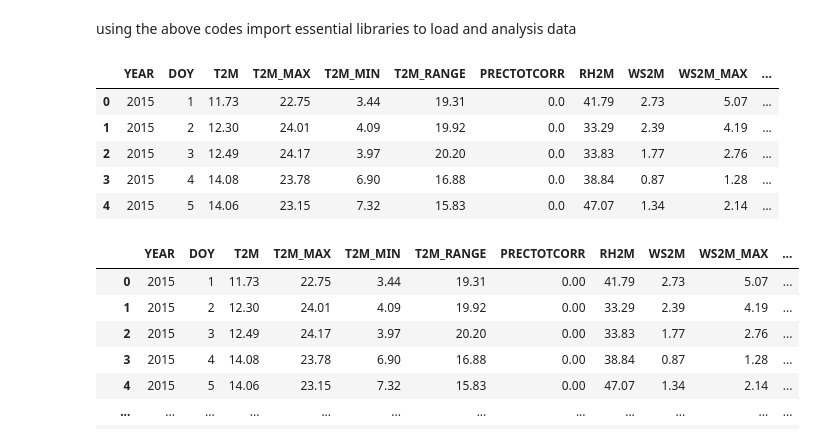
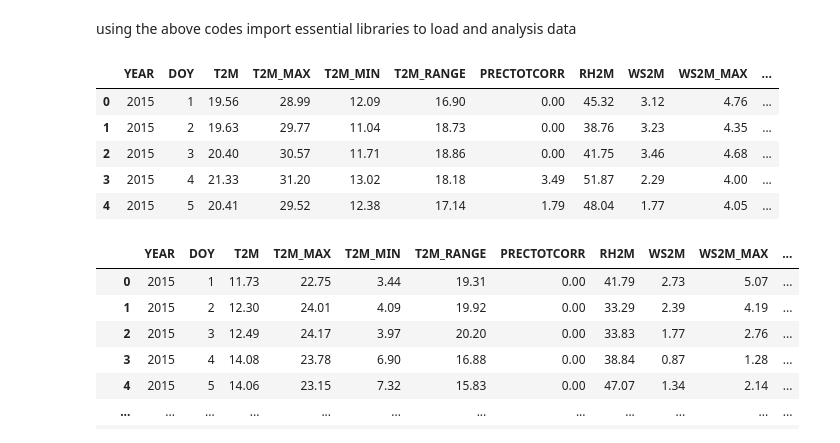
Before and after one commit to yenguandroid/climate-challenge-week0, a Jupyter notebook: notebooks/kenya_eda.ipynb, the cells around one changed output. Cells and saved outputs as stored; diff of their text form; code cells hidden in the pictures.

Commit message:
Add Kenya EDA notebook with analysis and plots

```diff
--- a/notebooks/ethiopia_eda.ipynb
+++ b/notebooks/kenya_eda.ipynb
@@ -8,24 +8,24 @@ import seaborn as sns
 using the above codes import essential libraries to load and  analysis data
 # %%
 #Data Loading & Date Parsing
-df = pd.read_csv("../data/ethiopia.csv")
+df = pd.read_csv("../data/kenya.csv")
 # Add country column
-df["Country"] = "Ethiopia"
+df["Country"] = "Kenya"
 
 # Create datetime column
 df["Date"] = pd.to_datetime(df["YEAR"] * 1000 + df["DOY"], format="%Y%j")
 
 # Extract month
 df["Month"] = df["Date"].dt.month
 
 df.head()
 # %% [output]
 |  | YEAR | DOY | T2M | T2M_MAX | T2M_MIN | T2M_RANGE | PRECTOTCORR | RH2M | WS2M | WS2M_MAX | ... |
-| 0 | 2015 | 1 | 11.73 | 22.75 | 3.44 | 19.31 | 0.0 | 41.79 | 2.73 | 5.07 | ... |
-| 1 | 2015 | 2 | 12.30 | 24.01 | 4.09 | 19.92 | 0.0 | 33.29 | 2.39 | 4.19 | ... |
-| 2 | 2015 | 3 | 12.49 | 24.17 | 3.97 | 20.20 | 0.0 | 33.83 | 1.77 | 2.76 | ... |
-| 3 | 2015 | 4 | 14.08 | 23.78 | 6.90 | 16.88 | 0.0 | 38.84 | 0.87 | 1.28 | ... |
-| 4 | 2015 | 5 | 14.06 | 23.15 | 7.32 | 15.83 | 0.0 | 47.07 | 1.34 | 2.14 | ... |
+| 0 | 2015 | 1 | 19.56 | 28.99 | 12.09 | 16.90 | 0.00 | 45.32 | 3.12 | 4.76 | ... |
+| 1 | 2015 | 2 | 19.63 | 29.77 | 11.04 | 18.73 | 0.00 | 38.76 | 3.23 | 4.35 | ... |
+| 2 | 2015 | 3 | 20.40 | 30.57 | 11.71 | 18.86 | 0.00 | 41.75 | 3.46 | 4.68 | ... |
+| 3 | 2015 | 4 | 21.33 | 31.20 | 13.02 | 18.18 | 3.49 | 51.87 | 2.29 | 4.00 | ... |
+| 4 | 2015 | 5 | 20.41 | 29.52 | 12.38 | 17.14 | 1.79 | 48.04 | 1.77 | 4.05 | ... |
 # %%
 #Cleaning & Summary 1: Replace -999
 df.replace(-999, np.nan, inplace=True)
```
Also changed, not shown: parts of 3 cells of this notebook, 3 other files.
